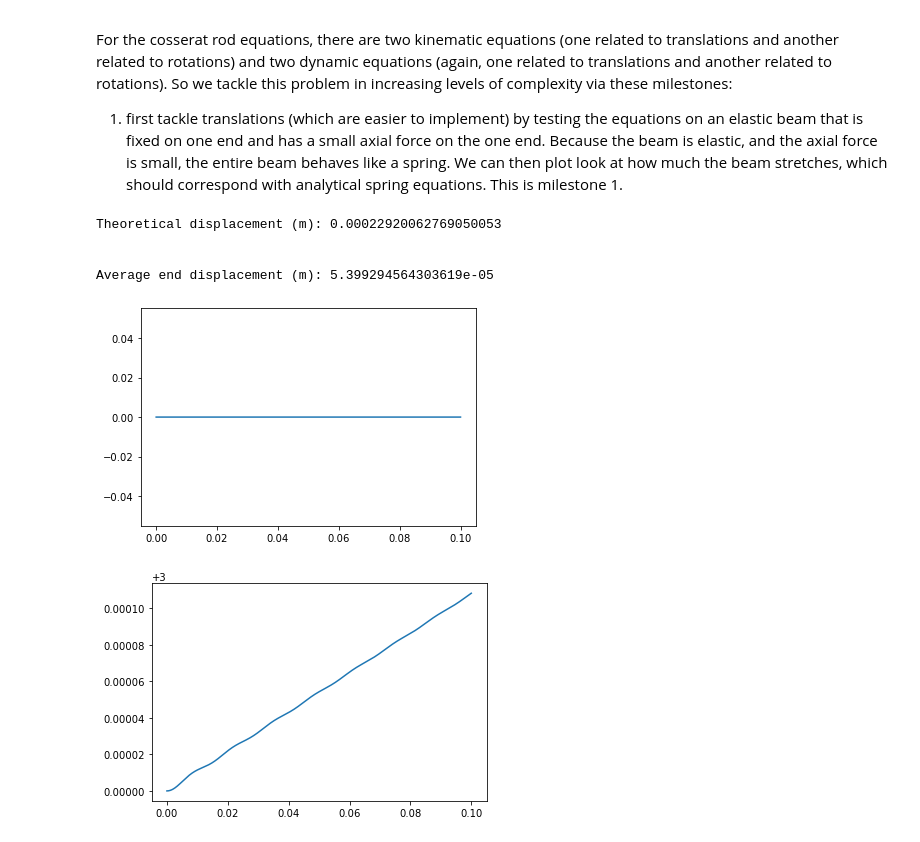
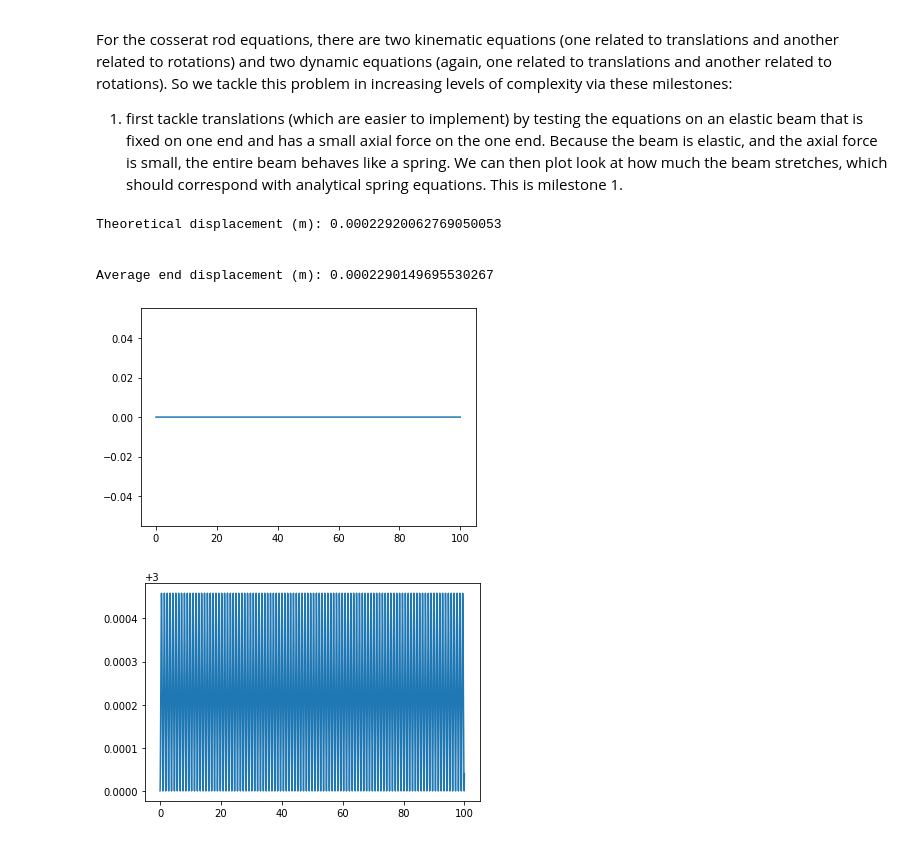
Before and after one commit to luketl2/ME-447-Project-2, a Jupyter notebook: milestone1/milestone1.ipynb, the cells around one changed output. Cells and saved outputs as stored; diff of their text form; code cells hidden in the pictures.

```diff
--- a/milestone1/milestone1.ipynb
+++ b/milestone1/milestone1.ipynb
@@ -31,9 +31,9 @@ class cosserat_rod:
 
         # this shape is less efficient but easier for us to think about
         # self.directors = np.zeros((n_elements, 3, 3))
-        self.directors = np.zeros((3, 3, n_elements))
-        for idx in range(n_elements):
-            self.directors[:, :, idx] = np.eye(3)
+        # self.directors = np.zeros((3, 3, n_elements))
+        # for idx in range(n_elements):
+        #     self.directors[:, :, idx] = np.eye(3)
         self.directors = np.zeros((3, 3, self.n_elements))
         self.directors[2] = self.lengths_bold/self.lengths_norm
         self.directors[1] = [[0]*self.n_elements, [1]*self.n_elements, [0]*self.n_elements]
@@ -126,26 +126,26 @@ class cosserat_rod:
         return (self.positions, self.position_history)
 # %%
 # Milestone 1
-stretch_case = cosserat_rod(50)
-t_total = 10E-2
-dt = 3E-7
+stretch_case = cosserat_rod(1)
+t_total = 100
+dt = 3E-4
 ext_force = np.zeros((3, stretch_case.n_nodes))
 ext_force[-1, -1] = 15
 final_pos, position_history = stretch_case.run(ext_force, t_total, dt)
 
 time_history = np.arange(0, t_total, dt)
 plt.plot(time_history, position_history[-1,0,:])
 plt.figure()
 plt.plot(time_history, position_history[-1,-1,:])
 print()
 print('Average end displacement (m): ', end = '')
 print(np.mean(position_history[-1,-1,:]-position_history[-1,-1, 0]))
 print()
 # %% [output]
 Theoretical displacement (m): 0.00022920062769050053
 
 
-Average end displacement (m): 5.399294564303619e-05
+Average end displacement (m): 0.0002290149695530267
-[figure, old version]
+[figure, new version]
-[figure, old version]
+[figure, new version]
 # %%
```
Also changed, not shown: parts of 6 cells of this notebook, 29 other files.
